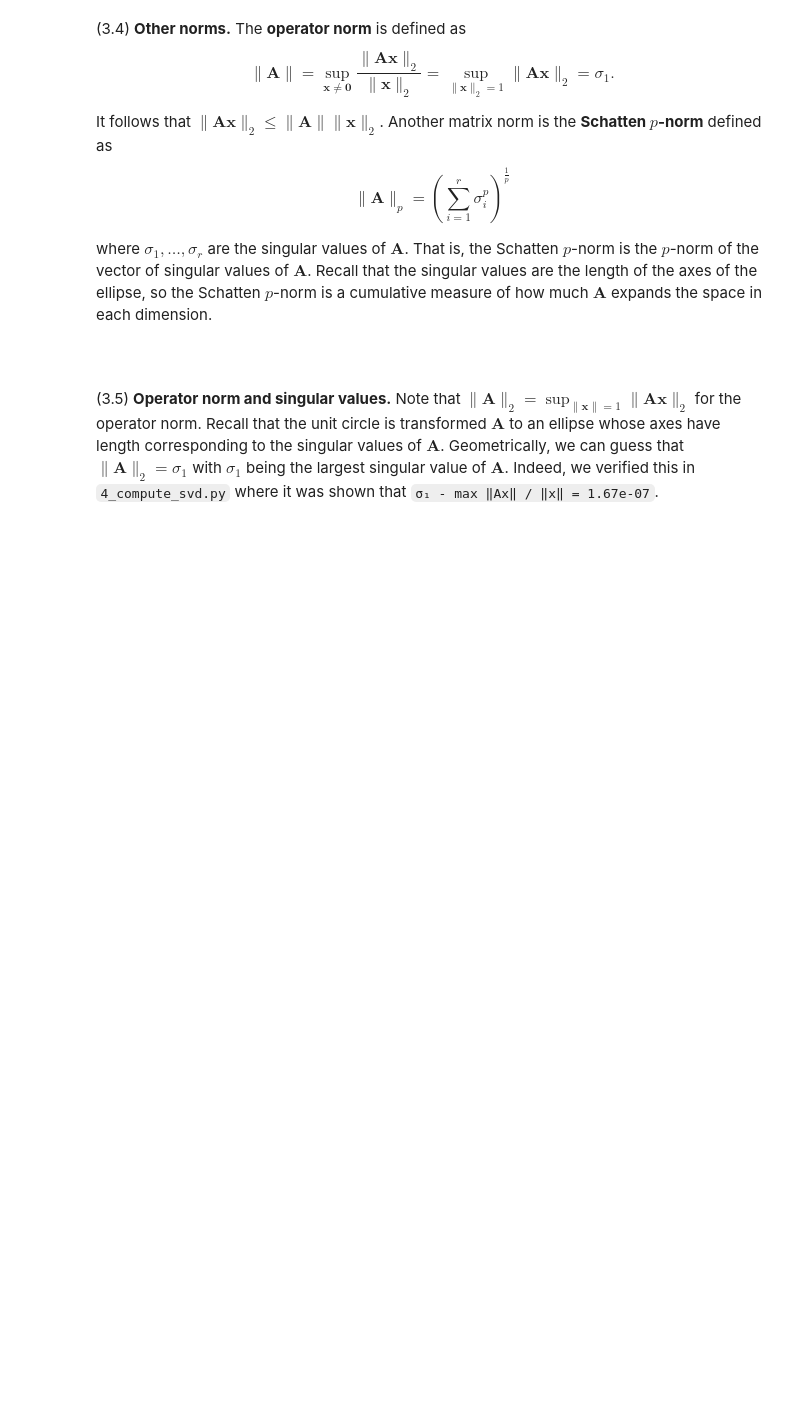
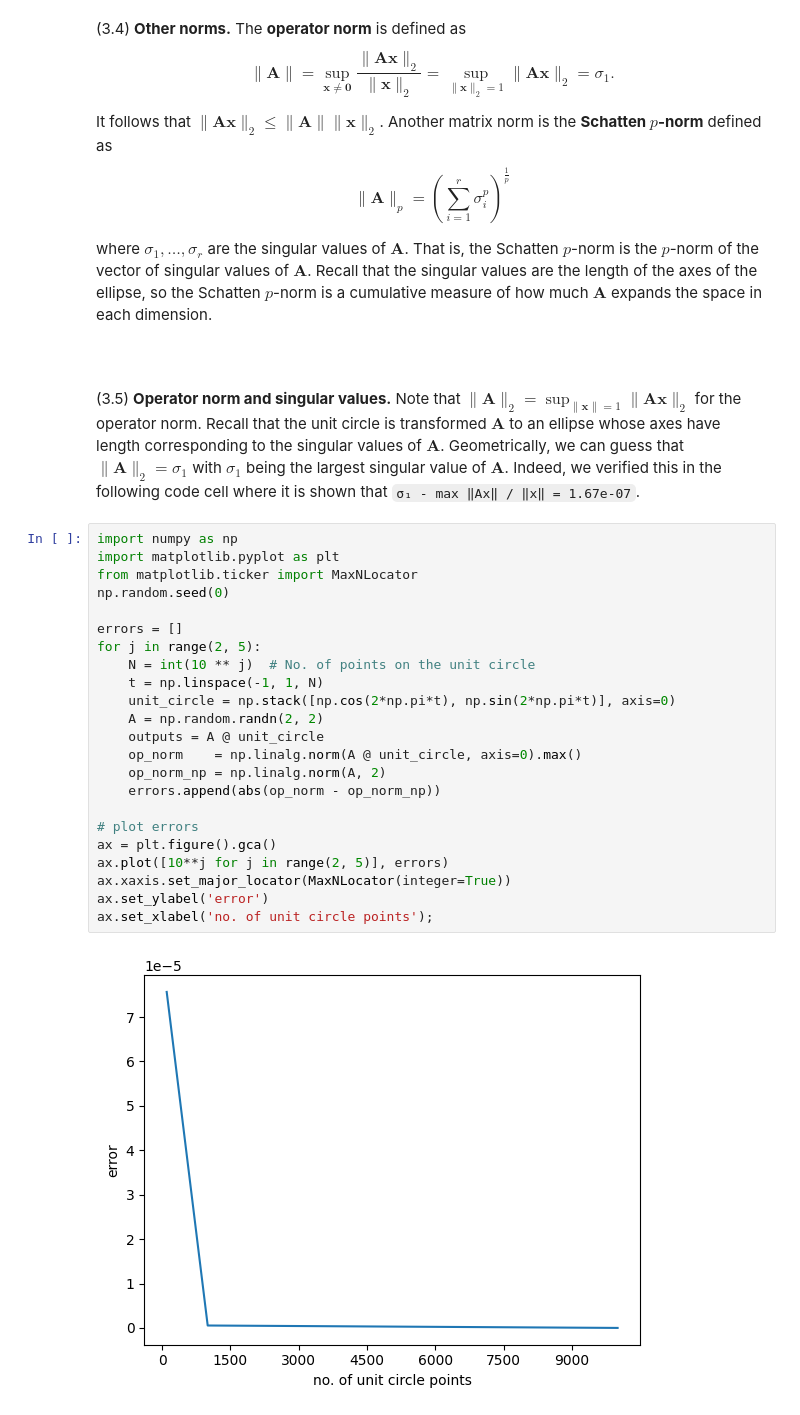
Before and after one commit to particle1331/computational-linear-algebra, a Jupyter notebook: chapters/03-norms.ipynb, the cells around one changed output. Drawn from its saved outputs; the diff is of its cells as text; blank space fills up the shorter version.

Commit message:
add code cell

```diff
--- a/chapters/03-norms.ipynb
+++ b/chapters/03-norms.ipynb
@@ -75,4 +75,29 @@ where $\sigma_1, \ldots, \sigma_r$ are the singular values of $\mathbf A$. That
 # %% [markdown]
 <br>
 # %% [markdown]
-(3.5) **Operator norm and singular values.** Note that $\lVert \mathbf A \rVert_2 = \sup_{\lVert \mathbf x \rVert = 1} \lVert \mathbf A \mathbf x \rVert_2$ for the operator norm. Recall that the unit circle is transformed $\mathbf A$ to an ellipse whose axes have length corresponding to the singular values of $\mathbf A$. Geometrically, we can guess that $\lVert \mathbf A \rVert_2 = \sigma_1$ with $\sigma_1$ being the largest singular value of $\mathbf A$. Indeed, we verified this in `4_compute_svd.py` where it was shown that `σ₁ - max ‖Ax‖ / ‖x‖ = 1.67e-07`.
+(3.5) **Operator norm and singular values.** Note that $\lVert \mathbf A \rVert_2 = \sup_{\lVert \mathbf x \rVert = 1} \lVert \mathbf A \mathbf x \rVert_2$ for the operator norm. Recall that the unit circle is transformed $\mathbf A$ to an ellipse whose axes have length corresponding to the singular values of $\mathbf A$. Geometrically, we can guess that $\lVert \mathbf A \rVert_2 = \sigma_1$ with $\sigma_1$ being the largest singular value of $\mathbf A$. Indeed, we verified this in the following code cell where it is shown that `σ₁ - max ‖Ax‖ / ‖x‖ = 1.67e-07`.
+# %%
+import numpy as np
+import matplotlib.pyplot as plt
+from matplotlib.ticker import MaxNLocator
+np.random.seed(0)
+
+errors = []
+for j in range(2, 5):
+    N = int(10 ** j)  # No. of points on the unit circle
+    t = np.linspace(-1, 1, N)
+    unit_circle = np.stack([np.cos(2*np.pi*t), np.sin(2*np.pi*t)], axis=0)
+    A = np.random.randn(2, 2)
+    outputs = A @ unit_circle
+    op_norm    = np.linalg.norm(A @ unit_circle, axis=0).max()
+    op_norm_np = np.linalg.norm(A, 2)
+    errors.append(abs(op_norm - op_norm_np))
+
+# plot errors
+ax = plt.figure().gca()
+ax.plot([10**j for j in range(2, 5)], errors)
+ax.xaxis.set_major_locator(MaxNLocator(integer=True))
+ax.set_ylabel('error')
+ax.set_xlabel('no. of unit circle points');
+# %% [output]
+[figure, added]
```
Also changed, not shown: parts of 5 cells of this notebook, 2 other files.
